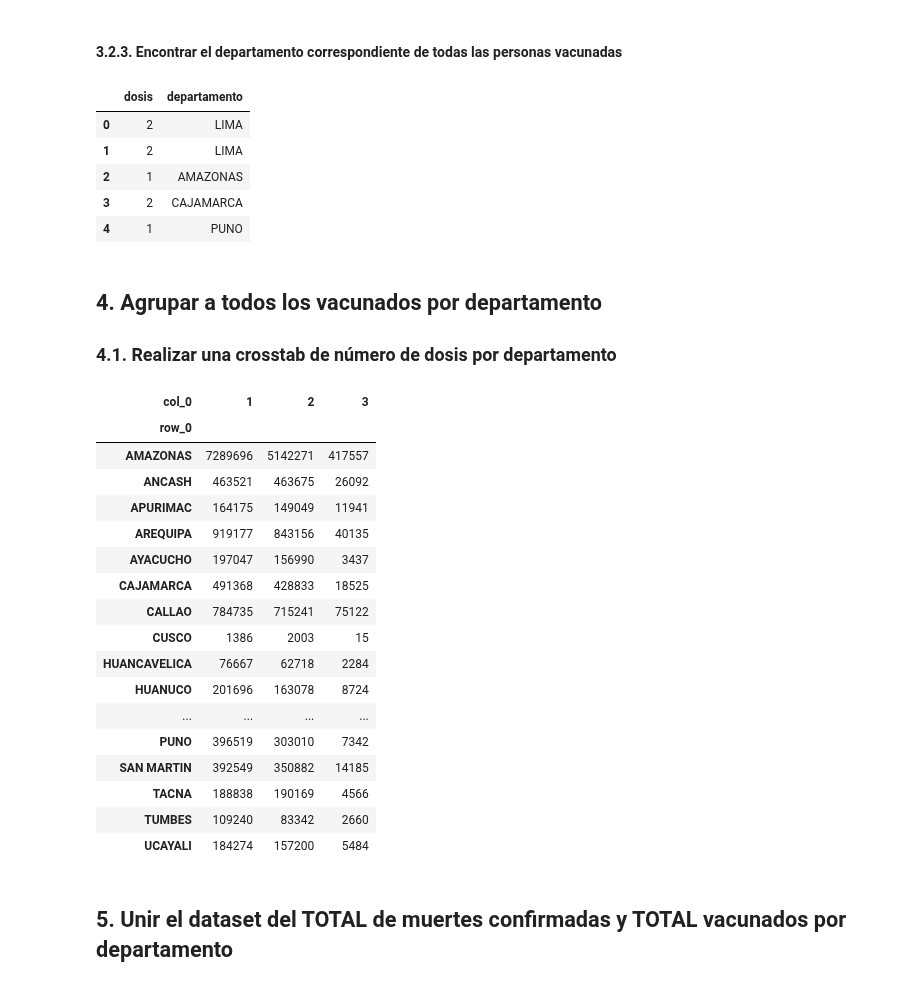
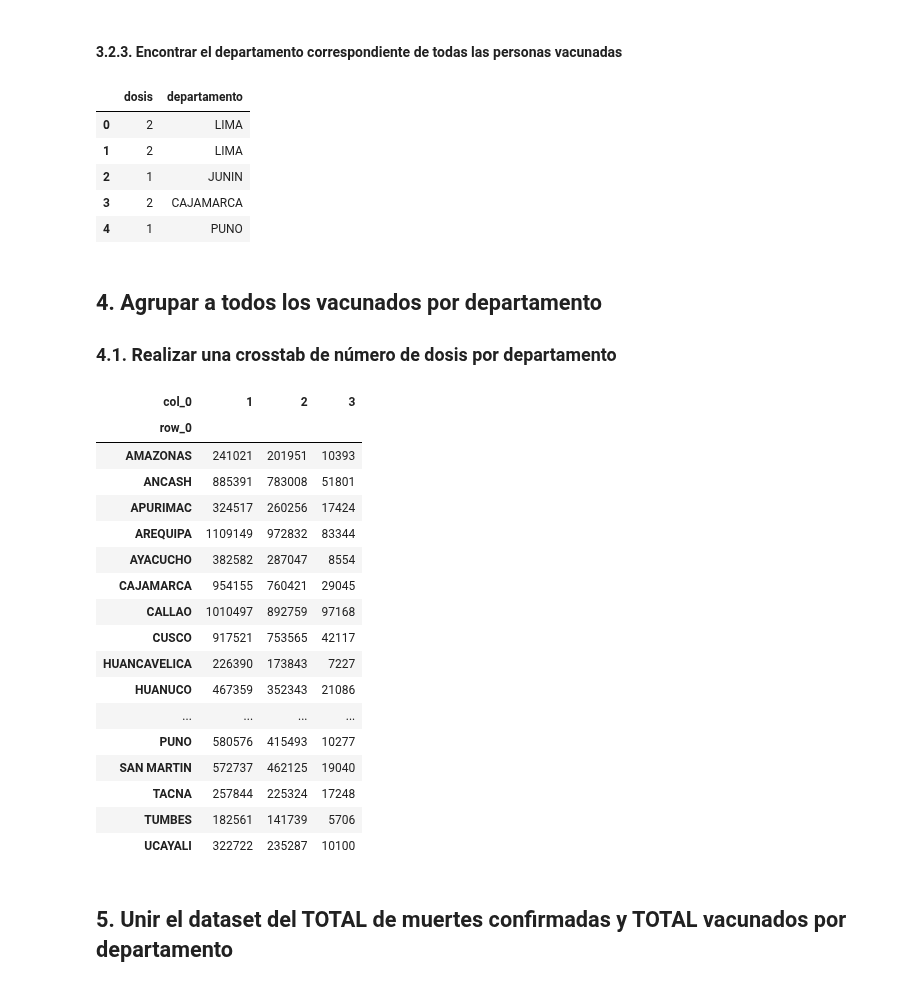
Before and after one commit to xxotto/covid19-Peru, a Jupyter notebook: DataFiltering_2.ipynb, the cells around one changed output. Saved outputs shown, nothing was run; the diff lists cells and outputs as text; code cells hidden in the pictures.

```diff
--- a/DataFiltering_2.ipynb
+++ b/DataFiltering_2.ipynb
@@ -77,7 +77,7 @@ No existe una manera directa de calcular el total de personas completamente vacu
 ### 3.1. Leer el dataset
 # %%
 # Leemos solo la columna dosis del dataset de vacunados usando dask
-vac_col = ['id_persona', 'id_eess', 'dosis']
+vac_col = ['id_eess', 'dosis']
 df_vac = dd.read_csv(vac_url, sep = ",", usecols = vac_col,
                      dtype = {'id_eess':'int32','dosis': 'int8'})
 
@@ -85,5 +85,5 @@ df_vac = dd.read_csv(vac_url, sep = ",", usecols = vac_col,
 df_vac = df_vac[df_vac['dosis'] <= 3]
 
 del vac_col
-df_vac.head(50)
+df_vac.head()
 # %% [output]
@@ -140,7 +117,7 @@ df.to_csv('test.csv')
 #### 3.2.1. Cargar direcciones de RawData
 # %%
 ubigeo_url = 'RawData/TB_UBIGEOS.csv'
-vaccenter_url = 'RawData/TB_CENTRO_VACUNACION.csv'
+vaccenter_url = 'RawData/TB_EESS.csv'
 # %% [markdown]
 #### 3.2.2. Procesar los datasets
 
@@ -148,7 +125,7 @@ Para el dataset de UBIGEO solo se necesita las columnas 'id_ubigeo' y 'departame
 # %%
 # Leemos los datasets de ubigeo y centros de vacunación
 ubigeo = pd.read_csv(ubigeo_url, usecols = ['id_ubigeo', 'departamento'])
-vaccenter = pd.read_csv(vaccenter_url, usecols= ['id_centro_vacunacion','id_ubigeo'])
+vaccenter = pd.read_csv(vaccenter_url, usecols= ['id_eess','id_ubigeo'])
 
 # Unimos ambos dataset mediante 'id_ubigeo'
 vaccenter = vaccenter.merge(ubigeo, on = 'id_ubigeo', how = 'left')
@@ -167,16 +144,16 @@ Ahora con el nuevo dataset **(vaccenter)** es posible encontrar el departamento
 # %% [markdown]
 #### 3.2.3. Encontrar el departamento correspondiente de todas las personas vacunadas
 # %%
-df_vac = df_vac.merge(vaccenter, on = 'id_centro_vacunacion', how = 'left')
-del df_vac['id_centro_vacunacion']
+df_vac = df_vac.merge(vaccenter, on = 'id_eess', how = 'left')
+del df_vac['id_eess']
 del vaccenter
 
 df_vac.head()
 # %% [output]
 |  | dosis | departamento |
 | 0 | 2 | LIMA |
 | 1 | 2 | LIMA |
-| 2 | 1 | AMAZONAS |
+| 2 | 1 | JUNIN |
 | 3 | 2 | CAJAMARCA |
 | 4 | 1 | PUNO |
 # %% [markdown]
@@ -189,22 +166,22 @@ df_vac
 # %% [output]
 | col_0 | 1 | 2 | 3 |
 | row_0 |  |  |  |
-| AMAZONAS | 7289696 | 5142271 | 417557 |
-| ANCASH | 463521 | 463675 | 26092 |
-| APURIMAC | 164175 | 149049 | 11941 |
-| AREQUIPA | 919177 | 843156 | 40135 |
-| AYACUCHO | 197047 | 156990 | 3437 |
-| CAJAMARCA | 491368 | 428833 | 18525 |
-| CALLAO | 784735 | 715241 | 75122 |
-| CUSCO | 1386 | 2003 | 15 |
-| HUANCAVELICA | 76667 | 62718 | 2284 |
-| HUANUCO | 201696 | 163078 | 8724 |
+| AMAZONAS | 241021 | 201951 | 10393 |
+| ANCASH | 885391 | 783008 | 51801 |
+| APURIMAC | 324517 | 260256 | 17424 |
+| AREQUIPA | 1109149 | 972832 | 83344 |
+| AYACUCHO | 382582 | 287047 | 8554 |
+| CAJAMARCA | 954155 | 760421 | 29045 |
+| CALLAO | 1010497 | 892759 | 97168 |
+| CUSCO | 917521 | 753565 | 42117 |
+| HUANCAVELICA | 226390 | 173843 | 7227 |
+| HUANUCO | 467359 | 352343 | 21086 |
 | ... | ... | ... | ... |
-| PUNO | 396519 | 303010 | 7342 |
-| SAN MARTIN | 392549 | 350882 | 14185 |
-| TACNA | 188838 | 190169 | 4566 |
-| TUMBES | 109240 | 83342 | 2660 |
-| UCAYALI | 184274 | 157200 | 5484 |
+| PUNO | 580576 | 415493 | 10277 |
+| SAN MARTIN | 572737 | 462125 | 19040 |
+| TACNA | 257844 | 225324 | 17248 |
+| TUMBES | 182561 | 141739 | 5706 |
+| UCAYALI | 322722 | 235287 | 10100 |
 # %% [markdown]
 ## 5. Unir el dataset del TOTAL de muertes confirmadas y TOTAL vacunados por departamento
 # %%
```
Also changed, not shown: parts of 8 cells of this notebook, 7 other files.
